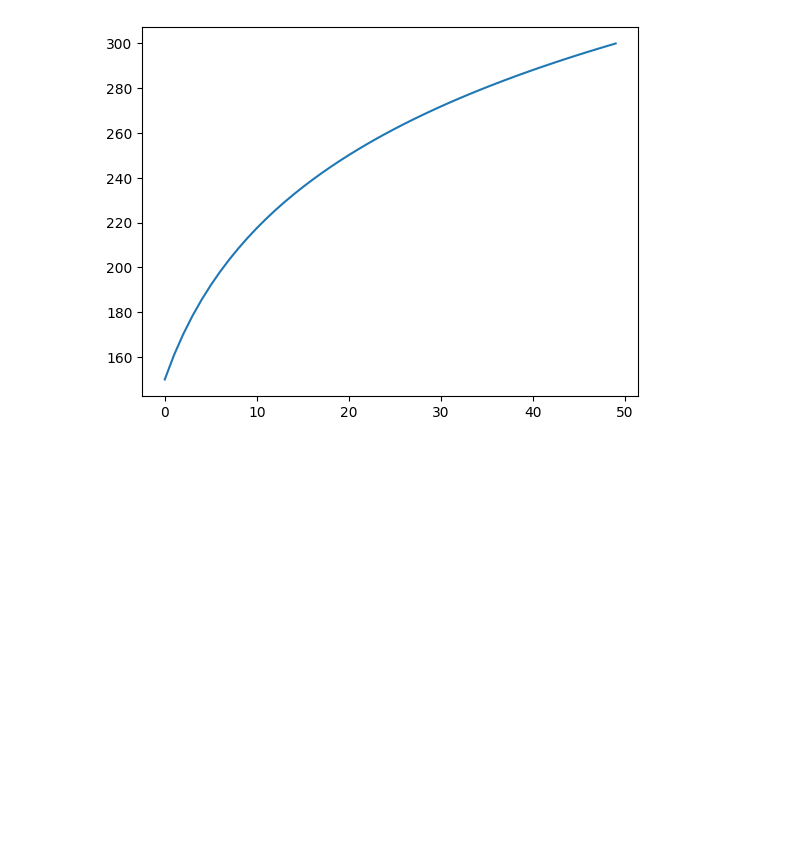
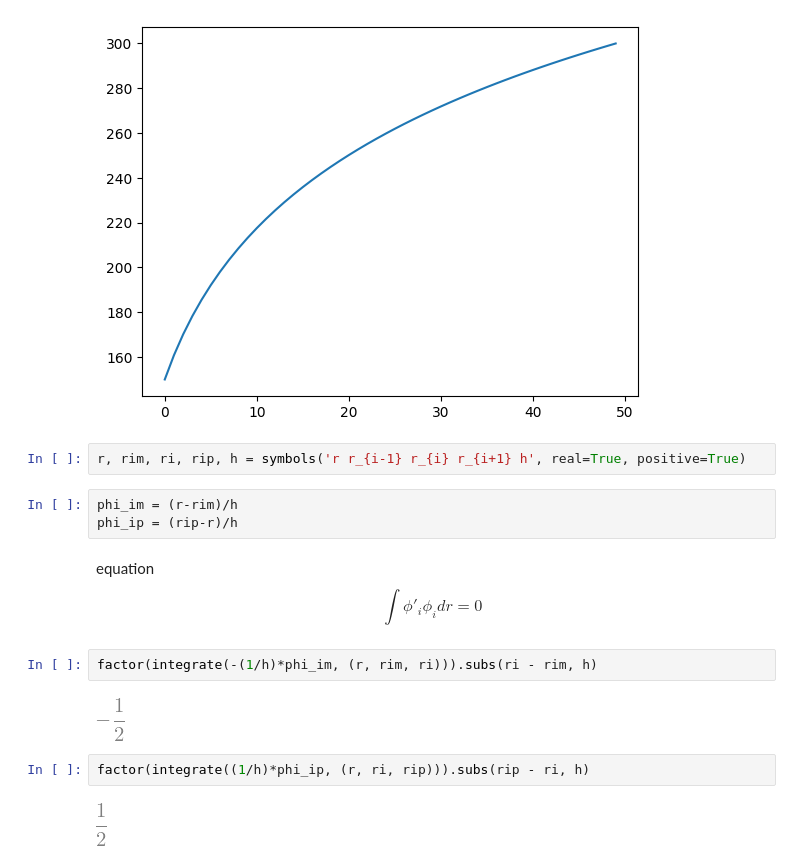
Before and after one commit to LeoBasov/hamt, a Jupyter notebook: doc/jupyter/FEM_1d.ipynb, the cells around one changed output. Saved outputs shown, nothing was run; the diff lists cells and outputs as text; blank space fills up the shorter version.

```diff
--- a/doc/jupyter/FEM_1d.ipynb
+++ b/doc/jupyter/FEM_1d.ipynb
@@ -235,3 +235,21 @@ plt.plot(a)
 # %% [output]
 [<matplotlib.lines.Line2D at 0x...>]
 [figure]
+# %%
+r, rim, ri, rip, h = symbols('r r_{i-1} r_{i} r_{i+1} h', real=True, positive=True)
+# %%
+phi_im = (r-rim)/h
+phi_ip = (rip-r)/h
+# %% [markdown]
+equation
+$$
+\int \phi'_i \phi_i dr = 0
+$$
+# %%
+factor(integrate(-(1/h)*phi_im, (r, rim, ri))).subs(ri - rim, h)
+# %% [output]
+[figure, added]
+# %%
+factor(integrate((1/h)*phi_ip, (r, ri, rip))).subs(rip - ri, h)
+# %% [output]
+[figure, added]
```
Also changed, not shown: parts of 1 cell of this notebook.
